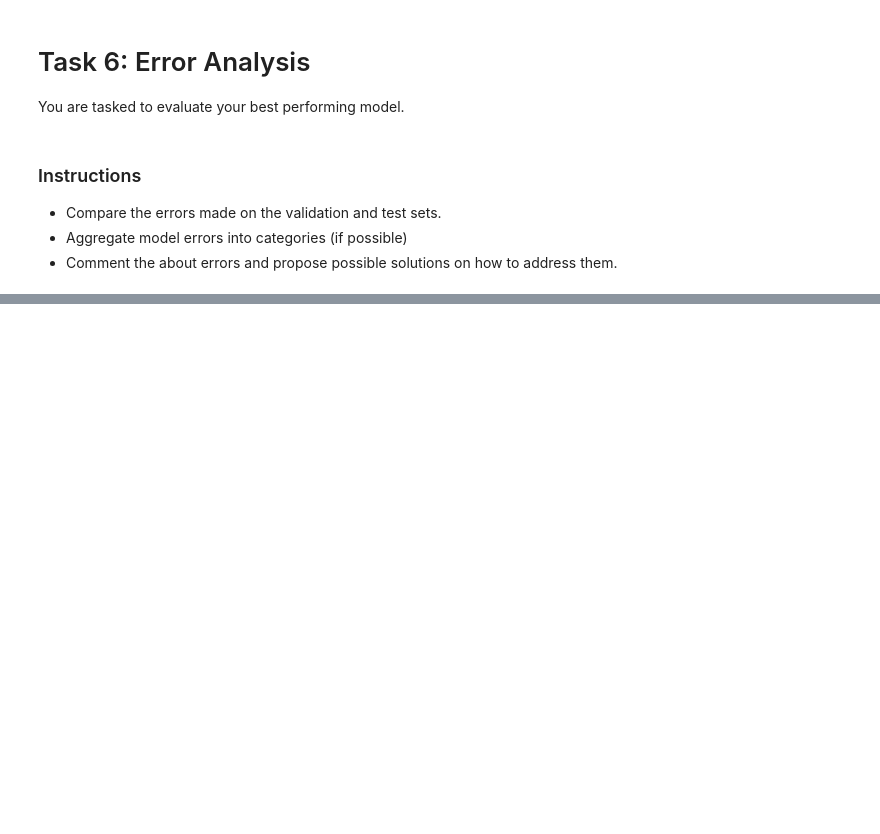
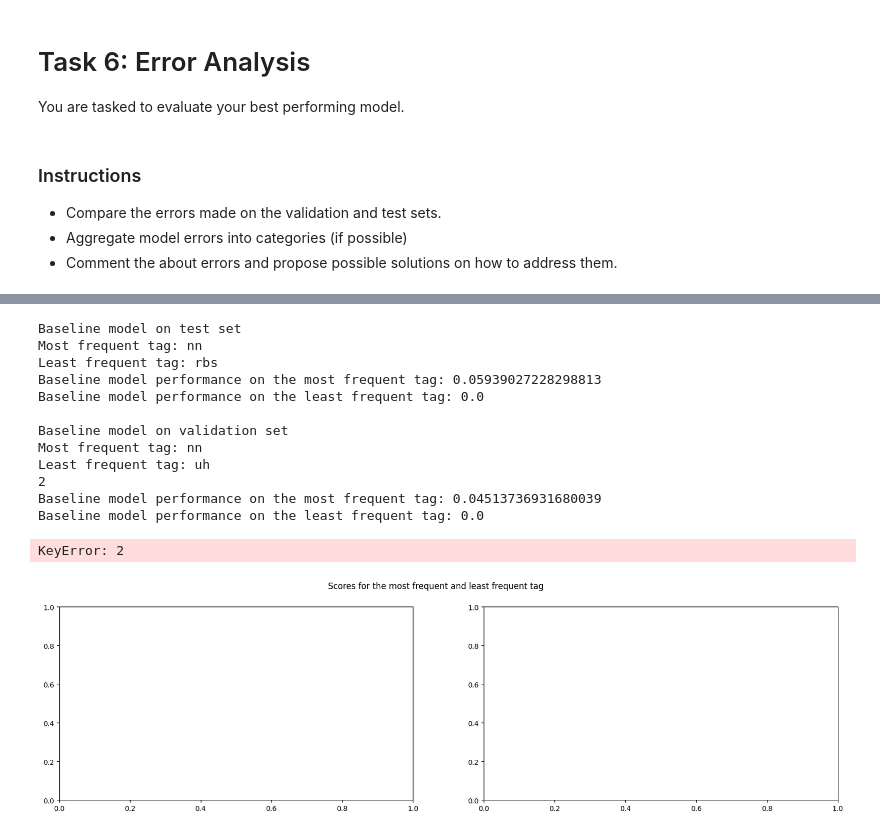
Before and after one commit to CipStr/NLProject, a Jupyter notebook: A1_v2.ipynb, the cells around one changed output, grey strips where cells are left out. Cells and saved outputs as stored; diff of their text form; code cells hidden in the pictures; blank space fills up the shorter version.

```diff
--- a/A1_v2.ipynb
+++ b/A1_v2.ipynb
@@ -988,0 +1002,60 @@ Score for the tag wp$ is: 1.0
+# %%
+# get the most frequent tag from encoded tags
+
+def get_most_least_frequent_tag(encoded_tags):
+    temp = []
+    for sentence in encoded_tags:
+        for tag in sentence:
+            if tag not in punctuation_tags_idx and tag != 0:
+                temp.append(tag)
+    # get the most frequent tag
+    most_frequent_tag = Counter(temp).most_common(1)[0][0]
+    # get the least frequent tag
+    least_frequent_tag = Counter(temp).most_common()[-1][0]
+    return most_frequent_tag, least_frequent_tag
+# %%
+# Baseline model performance on the most frequent tag and the least frequent tag in test set
+print("Baseline model on test set")
+most_frequent_tag, least_frequent_tag = get_most_least_frequent_tag(encoded_test_tags)
+print("Most frequent tag: {}".format(idx2tag[most_frequent_tag]))
+print("Least frequent tag: {}".format(idx2tag[least_frequent_tag]))
+print("Baseline model performance on the most frequent tag: {}".format(scores_baseline_test[idx2tag[most_frequent_tag]]))
+print("Baseline model performance on the least frequent tag: {}".format(scores_baseline_test[idx2tag[least_frequent_tag]]))
+# Baseline model performance on the most frequent tag and the least frequent tag on validation set
+print("\nBaseline model on validation set")
+most_frequent_tag, least_frequent_tag = get_most_least_frequent_tag(encoded_val_tags)
+print("Most frequent tag: {}".format(idx2tag[most_frequent_tag]))
+print("Least frequent tag: {}".format(idx2tag[least_frequent_tag]))
+print(most_frequent_tag)
+print("Baseline model performance on the most frequent tag: {}".format(scores_baseline_val[idx2tag[most_frequent_tag]]))
+print("Baseline model performance on the least frequent tag: {}".format(scores_baseline_val[idx2tag[least_frequent_tag]]))
+# plot scores for the most frequent and least frequent tag for each baseline on test set and validation set
+fig, axs = plt.subplots(1, 2, figsize=(20, 5))
+fig.suptitle('Scores for the most frequent and least frequent tag')
+# Baseline
+axs[0].bar(['Most frequent', 'Least frequent'], [scores_baseline_test[idx2tag[most_frequent_tag]], scores_baseline_test[idx2tag[least_frequent_tag]]], color=['#0000FF', '#FF0000'])
+axs[0].set_title('Baseline test')
+axs[1].bar(['Most frequent', 'Least frequent'], [scores_baseline_val[idx2tag[most_frequent_tag]], scores_baseline_val[idx2tag[least_frequent_tag]]], color=['#0000FF', '#FF0000'])
+axs[1].set_title('Baseline val')
+for ax in axs.flat:
+    ax.set(xlabel='Tags', ylabel='Scores')
+    # Distance more x labels from each other
+    ax.xaxis.set_tick_params(pad=15)
+for ax in axs.flat:
+    ax.label_outer()
+plt.show()
+# %% [output]
+Baseline model on test set
+Most frequent tag: nn
+Least frequent tag: rbs
+Baseline model performance on the most frequent tag: 0.05939027228298813
+Baseline model performance on the least frequent tag: 0.0
+
+Baseline model on validation set
+Most frequent tag: nn
+Least frequent tag: uh
+2
+Baseline model performance on the most frequent tag: 0.04513736931680039
+Baseline model performance on the least frequent tag: 0.0
+KeyError: 2
+[figure, added]
```
Also changed, not shown: parts of 104 cells of this notebook, 3 other files.
